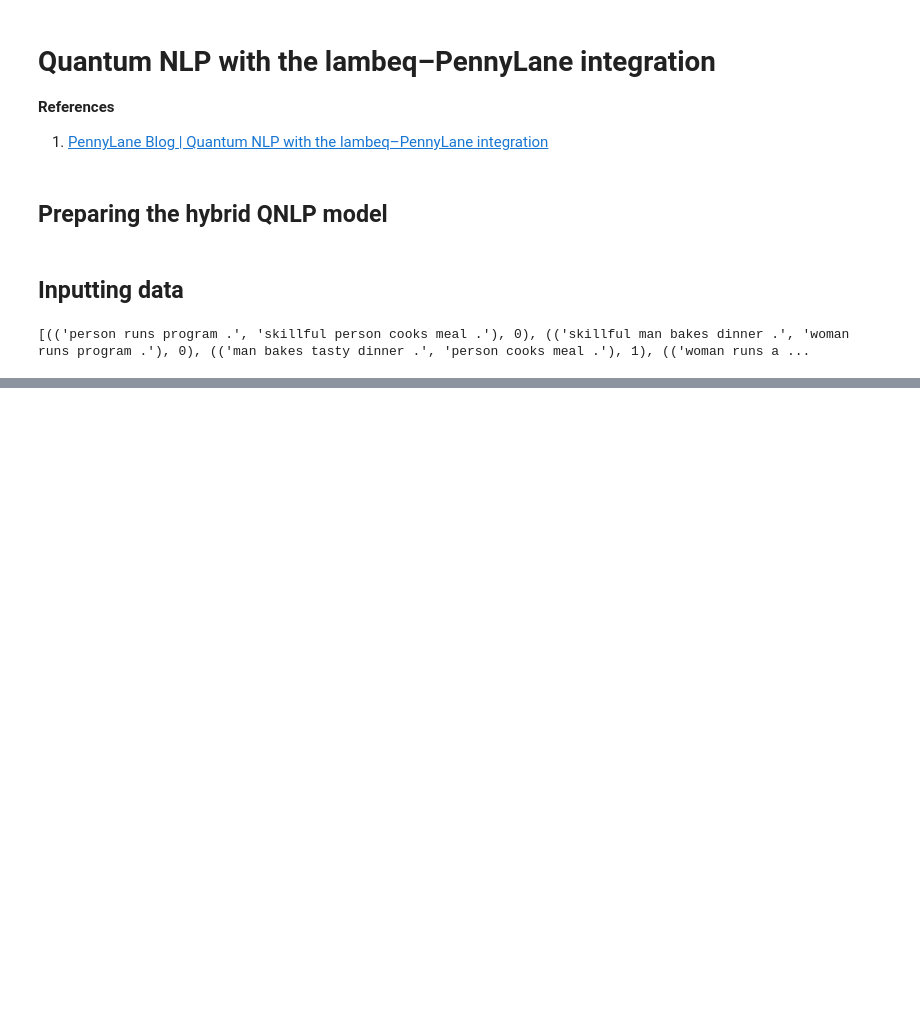
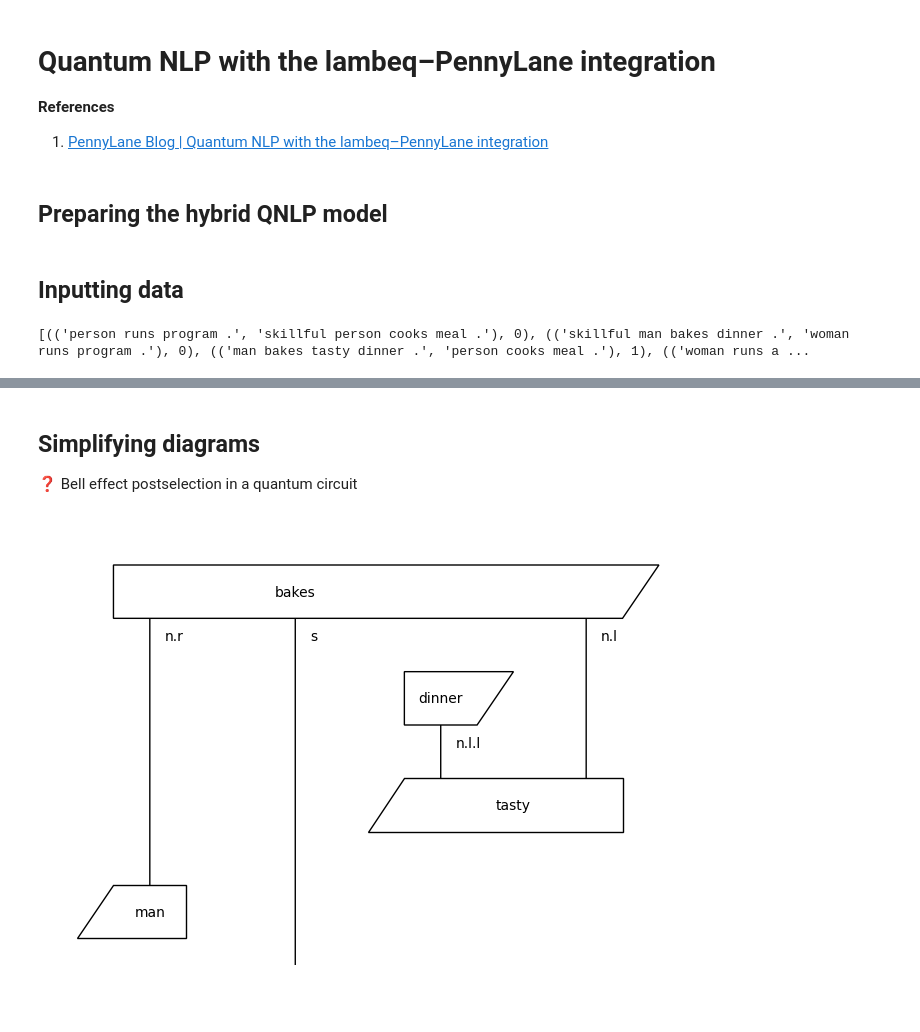
Before and after one commit to ethanator/quantum-lab, a Jupyter notebook: pennylane-tutorials/qnlp.ipynb, the cells around one changed output, grey strips where cells are left out. Saved outputs shown, nothing was run; the diff lists cells and outputs as text; code cells hidden in the pictures; blank space fills up the shorter version.

```diff
--- a/pennylane-tutorials/qnlp.ipynb
+++ b/pennylane-tutorials/qnlp.ipynb
@@ -37,0 +40,14 @@ print(list(zip(train_data[:5], train_labels[:5])))
+# %%
+train_data_l, train_data_r = zip(*train_data)
+train_data_unpaired = list(train_data_l) + list(train_data_r)
+dev_data_l, dev_data_r = zip(*dev_data)
+dev_data_unpaired = list(dev_data_l) + list(dev_data_r)
+test_data_l, test_data_r = zip(*test_data)
+test_data_unpaired = list(test_data_l) + list(test_data_r)
+from lambeq import BobcatParser
+
+reader = BobcatParser(verbose='text')
+
+raw_train_diagrams = reader.sentences2diagrams(train_data_unpaired)
+raw_dev_diagrams = reader.sentences2diagrams(dev_data_unpaired)
+raw_test_diagrams = reader.sentences2diagrams(test_data_unpaired)
@@ -37,0 +64,14 @@ print(list(zip(train_data[:5], train_labels[:5])))
+# %% [markdown]
+## Simplifying diagrams
+
+❓ Bell effect postselection in a quantum circuit
+# %%
+from lambeq import remove_cups
+
+train_diagrams = [remove_cups(diagram) for diagram in raw_train_diagrams]
+dev_diagrams = [remove_cups(diagram) for diagram in raw_dev_diagrams]
+test_diagrams = [remove_cups(diagram) for diagram in raw_test_diagrams]
+# %%
+train_diagrams[2].draw()
+# %% [output]
+[figure, added]
```
Also changed, not shown: parts of 10 cells of this notebook, 1 other file.
